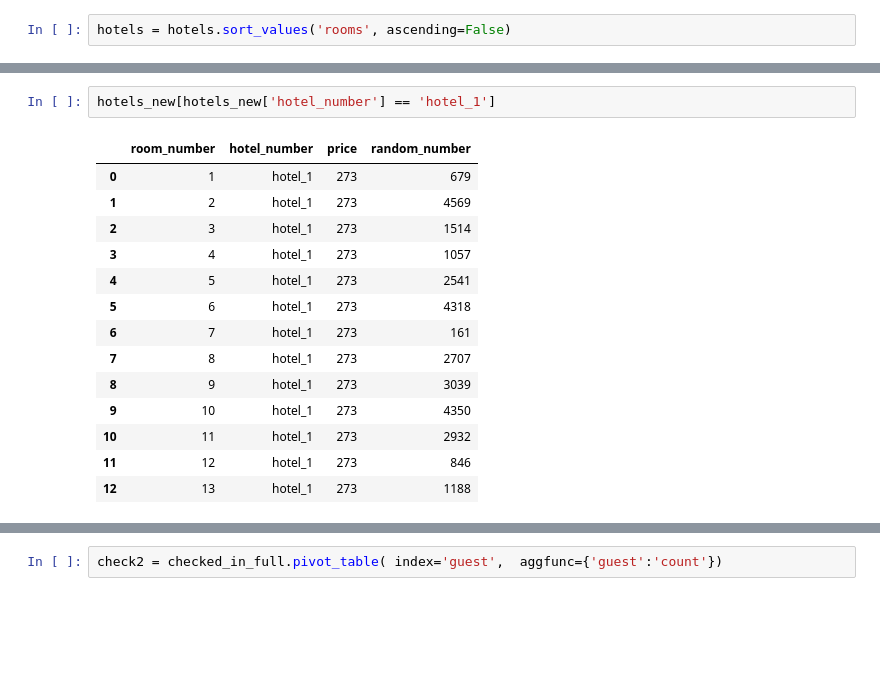
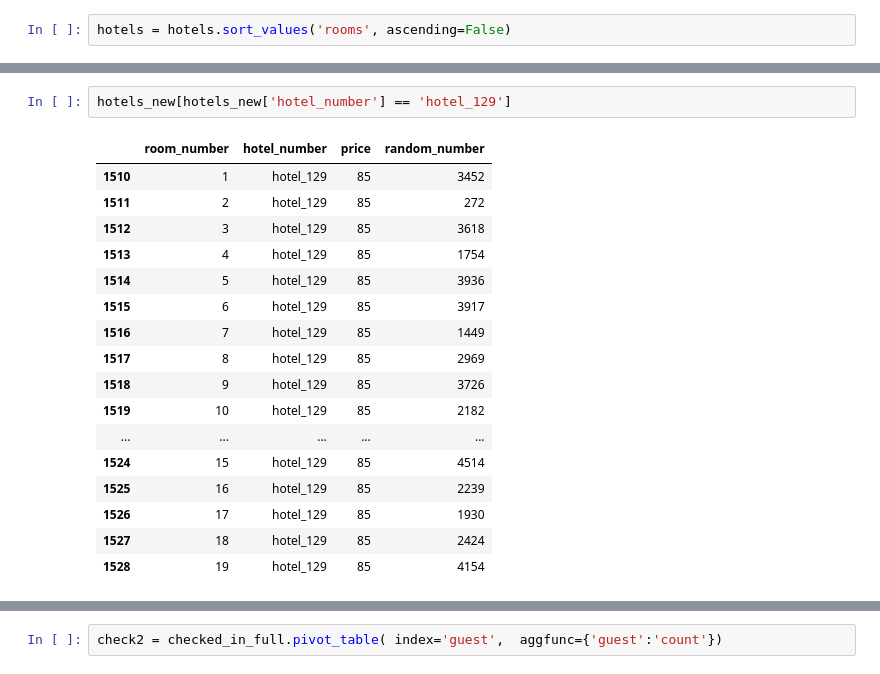
Before and after one commit to anastasiakhromova/project_hotels, a Jupyter notebook: project_raw.ipynb, the cells around one changed output, grey strips where cells are left out. Drawn from its saved outputs; the diff is of its cells as text; blank space fills up the shorter version.

```diff
--- a/project_raw.ipynb
+++ b/project_raw.ipynb
@@ -680,20 +647,23 @@ len(check[check['guest'] != check['rooms']]) #53 hotels are not full - too expen
 # %%
-hotels_new[hotels_new['hotel_number'] == 'hotel_1']
+hotels_new[hotels_new['hotel_number'] == 'hotel_129']
 # %% [output]
 |  | room_number | hotel_number | price | random_number |
-| 0 | 1 | hotel_1 | 273 | 679 |
-| 1 | 2 | hotel_1 | 273 | 4569 |
-| 2 | 3 | hotel_1 | 273 | 1514 |
-| 3 | 4 | hotel_1 | 273 | 1057 |
-| 4 | 5 | hotel_1 | 273 | 2541 |
-| 5 | 6 | hotel_1 | 273 | 4318 |
-| 6 | 7 | hotel_1 | 273 | 161 |
-| 7 | 8 | hotel_1 | 273 | 2707 |
-| 8 | 9 | hotel_1 | 273 | 3039 |
-| 9 | 10 | hotel_1 | 273 | 4350 |
-| 10 | 11 | hotel_1 | 273 | 2932 |
-| 11 | 12 | hotel_1 | 273 | 846 |
-| 12 | 13 | hotel_1 | 273 | 1188 |
+| 1510 | 1 | hotel_129 | 85 | 3452 |
+| 1511 | 2 | hotel_129 | 85 | 272 |
+| 1512 | 3 | hotel_129 | 85 | 3618 |
+| 1513 | 4 | hotel_129 | 85 | 1754 |
+| 1514 | 5 | hotel_129 | 85 | 3936 |
+| 1515 | 6 | hotel_129 | 85 | 3917 |
+| 1516 | 7 | hotel_129 | 85 | 1449 |
+| 1517 | 8 | hotel_129 | 85 | 2969 |
+| 1518 | 9 | hotel_129 | 85 | 3726 |
+| 1519 | 10 | hotel_129 | 85 | 2182 |
+| ... | ... | ... | ... | ... |
+| 1524 | 15 | hotel_129 | 85 | 4514 |
+| 1525 | 16 | hotel_129 | 85 | 2239 |
+| 1526 | 17 | hotel_129 | 85 | 1930 |
+| 1527 | 18 | hotel_129 | 85 | 2424 |
+| 1528 | 19 | hotel_129 | 85 | 4154 |
 # %%
 check[check['guest'] != check['rooms']]
 # %% [output]
```
Also changed, not shown: parts of 33 cells of this notebook.
